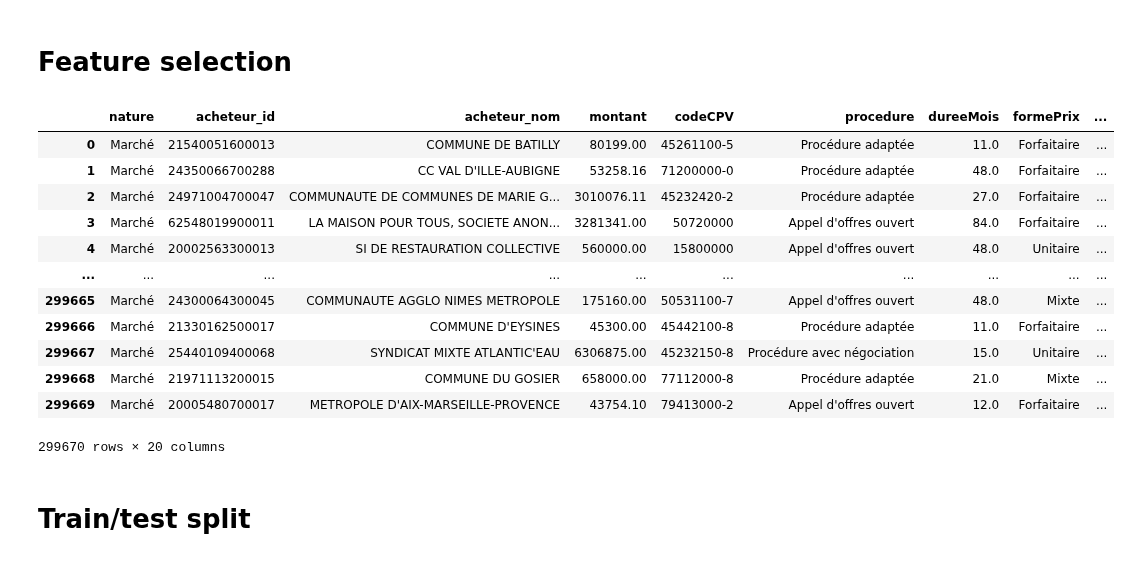
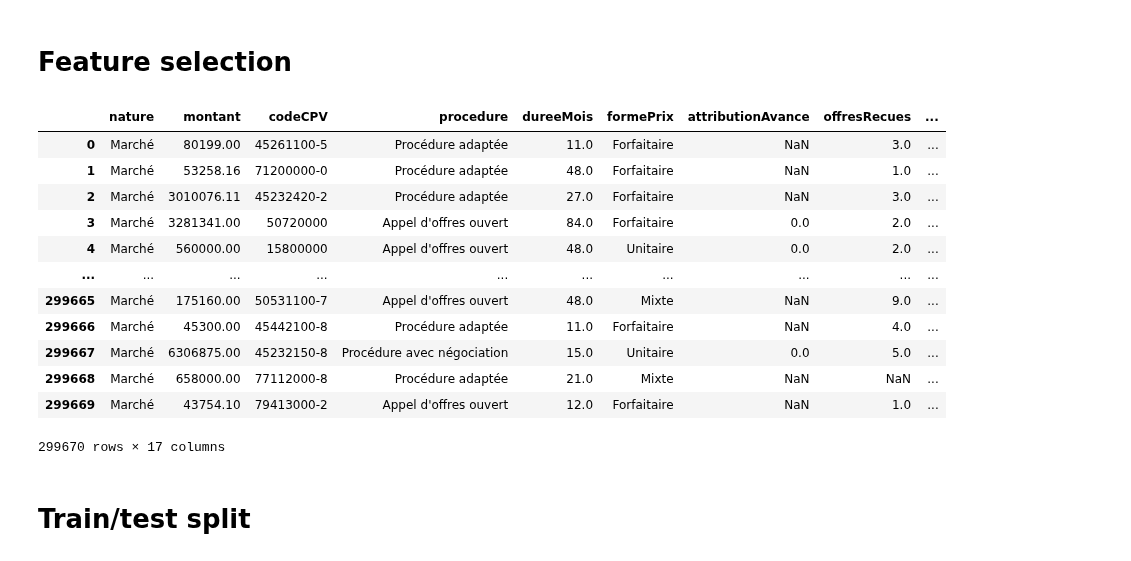
Before and after one commit to RonanB400/decp_ml, a Jupyter notebook: notebooks/LD_exploration.ipynb, the cells around one changed output. Saved outputs shown, nothing was run; the diff lists cells and outputs as text; code cells hidden in the pictures.

```diff
--- a/notebooks/LD_exploration.ipynb
+++ b/notebooks/LD_exploration.ipynb
@@ -84,23 +84,23 @@ max_freq_buyer[['acheteur_id', 'acheteur_freq', 'acheteur_nom']]
 # %% [markdown]
 # Feature selection
 # %%
-columns_drop = ['uid', 'id', 'acheteur_siren', 'acheteur_id', 'acheteur_nom', 'titulaire_id', 'titulaire_nom', 'titulaire_siren', 'source_open_data', 'titulaire_typeIdentifiant', 'objet', 'dateNotification', 'datePublicationDonnees']
+columns_drop = ['uid', 'id', 'acheteur_siren', 'acheteur_id', 'attributionAvance','acheteur_nom', 'titulaire_id', 'titulaire_nom', 'titulaire_siren', 'source_open_data', 'titulaire_typeIdentifiant', 'objet', 'lieuExecution_typeCode', 'lieuExecution_typeCode', 'dateNotification', 'datePublicationDonnees']
 data = data.drop(columns=columns_drop)
 data
 # %% [output]
-|  | nature | acheteur_id | acheteur_nom | montant | codeCPV | procedure | dureeMois | formePrix | ... |
-| 0 | Marché | 21540051600013 | COMMUNE DE BATILLY | 80199.00 | 45261100-5 | Procédure adaptée | 11.0 | Forfaitaire | ... |
-| 1 | Marché | 24350066700288 | CC VAL D'ILLE-AUBIGNE | 53258.16 | 71200000-0 | Procédure adaptée | 48.0 | Forfaitaire | ... |
-| 2 | Marché | 24971004700047 | COMMUNAUTE DE COMMUNES DE MARIE G... | 3010076.11 | 45232420-2 | Procédure adaptée | 27.0 | Forfaitaire | ... |
-| 3 | Marché | 62548019900011 | LA MAISON POUR TOUS, SOCIETE ANON... | 3281341.00 | 50720000 | Appel d'offres ouvert | 84.0 | Forfaitaire | ... |
-| 4 | Marché | 20002563300013 | SI DE RESTAURATION COLLECTIVE | 560000.00 | 15800000 | Appel d'offres ouvert | 48.0 | Unitaire | ... |
+|  | nature | montant | codeCPV | procedure | dureeMois | formePrix | attributionAvance | offresRecues | ... |
+| 0 | Marché | 80199.00 | 45261100-5 | Procédure adaptée | 11.0 | Forfaitaire | NaN | 3.0 | ... |
+| 1 | Marché | 53258.16 | 71200000-0 | Procédure adaptée | 48.0 | Forfaitaire | NaN | 1.0 | ... |
+| 2 | Marché | 3010076.11 | 45232420-2 | Procédure adaptée | 27.0 | Forfaitaire | NaN | 3.0 | ... |
+| 3 | Marché | 3281341.00 | 50720000 | Appel d'offres ouvert | 84.0 | Forfaitaire | 0.0 | 2.0 | ... |
+| 4 | Marché | 560000.00 | 15800000 | Appel d'offres ouvert | 48.0 | Unitaire | 0.0 | 2.0 | ... |
 | ... | ... | ... | ... | ... | ... | ... | ... | ... | ... |
-| 299665 | Marché | 24300064300045 | COMMUNAUTE AGGLO NIMES METROPOLE | 175160.00 | 50531100-7 | Appel d'offres ouvert | 48.0 | Mixte | ... |
-| 299666 | Marché | 21330162500017 | COMMUNE D'EYSINES | 45300.00 | 45442100-8 | Procédure adaptée | 11.0 | Forfaitaire | ... |
-| 299667 | Marché | 25440109400068 | SYNDICAT MIXTE ATLANTIC'EAU | 6306875.00 | 45232150-8 | Procédure avec négociation | 15.0 | Unitaire | ... |
-| 299668 | Marché | 21971113200015 | COMMUNE DU GOSIER | 658000.00 | 77112000-8 | Procédure adaptée | 21.0 | Mixte | ... |
-| 299669 | Marché | 20005480700017 | METROPOLE D'AIX-MARSEILLE-PROVENCE | 43754.10 | 79413000-2 | Appel d'offres ouvert | 12.0 | Forfaitaire | ... |
+| 299665 | Marché | 175160.00 | 50531100-7 | Appel d'offres ouvert | 48.0 | Mixte | NaN | 9.0 | ... |
+| 299666 | Marché | 45300.00 | 45442100-8 | Procédure adaptée | 11.0 | Forfaitaire | NaN | 4.0 | ... |
+| 299667 | Marché | 6306875.00 | 45232150-8 | Procédure avec négociation | 15.0 | Unitaire | 0.0 | 5.0 | ... |
+| 299668 | Marché | 658000.00 | 77112000-8 | Procédure adaptée | 21.0 | Mixte | NaN | NaN | ... |
+| 299669 | Marché | 43754.10 | 79413000-2 | Appel d'offres ouvert | 12.0 | Forfaitaire | NaN | 1.0 | ... |
-299670 rows × 20 columns
+299670 rows × 17 columns
 # %%
 #si on veut garder les colonnes de NLP
 #columns_drop_NLP]
```
Also changed, not shown: parts of 19 cells of this notebook, 1 other file.
